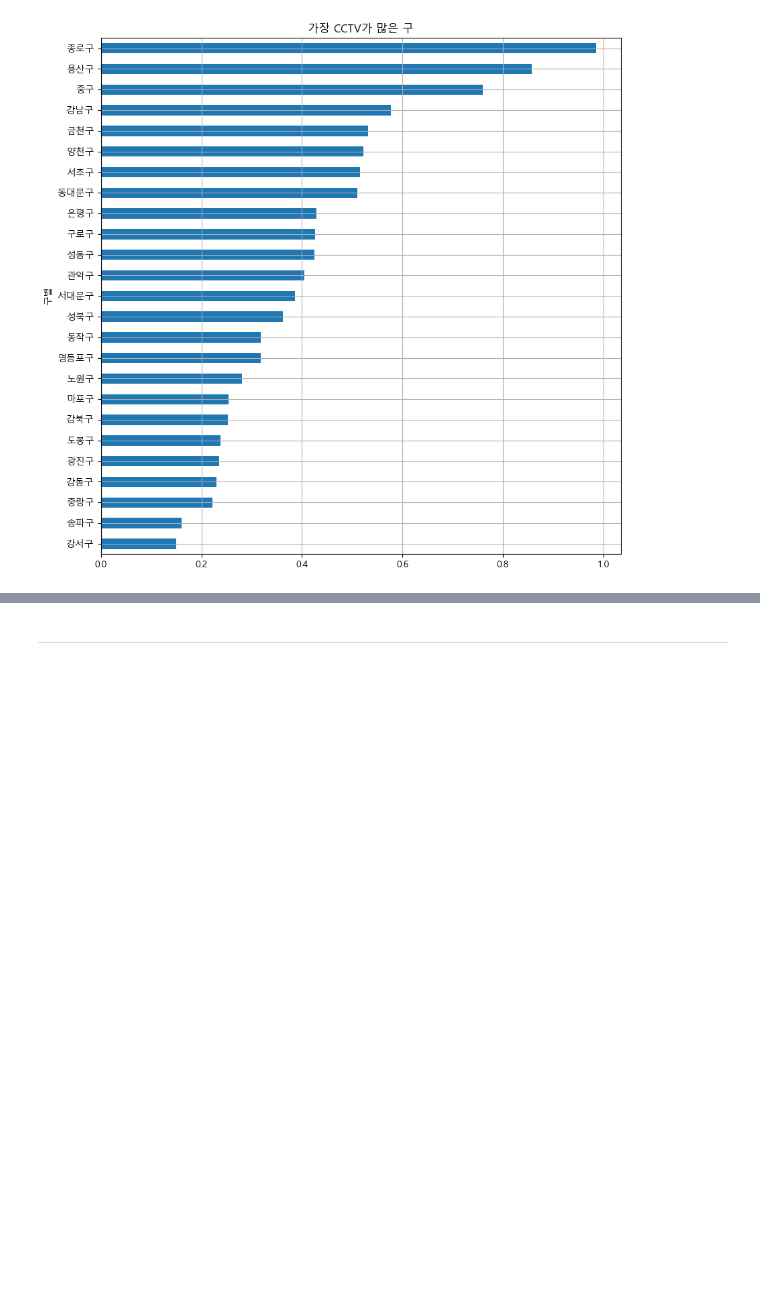
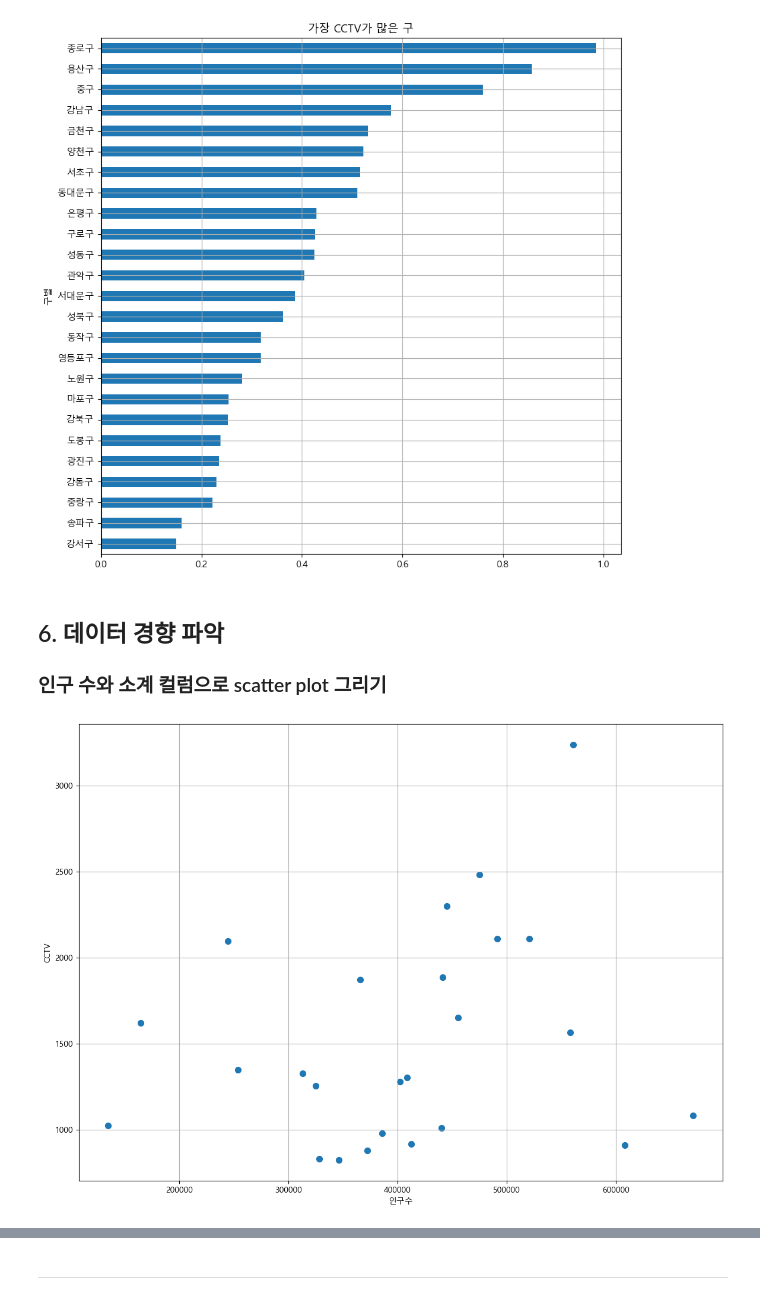
Before and after one commit to GomSon-E/zero-base, a Jupyter notebook: 04. EDA/source_code/01_Analysis Seoul CCTV.ipynb, the cells around one changed output, grey strips where cells are left out. Cells and saved outputs as stored; diff of their text form; code cells hidden in the pictures; blank space fills up the shorter version.

Commit message:
FEAT : EDA - CCTV - 데이터 경향 파악

```diff
--- a/04. EDA/source_code/01_Analysis Seoul CCTV.ipynb
+++ b/04. EDA/source_code/01_Analysis Seoul CCTV.ipynb
@@ -372,3 +372,19 @@ def drawGraph():
 drawGraph()
 # %% [output]
 [figure]
+# %% [markdown]
+## 6. 데이터 경향 파악
+### 인구 수와 소계 컬럼으로 scatter plot 그리기
+# %%
+def drawGraph():
+
+    plt.figure(figsize=(14, 10))
+    plt.scatter(data_result["인구수"], data_result["소계"], s=50)
+    plt.xlabel("인구수")
+    plt.ylabel("CCTV")
+    plt.grid(True)
+    plt.show()
+
+drawGraph()
+# %% [output]
+[figure, added]
```
Also changed, not shown: parts of 7 cells of this notebook.
